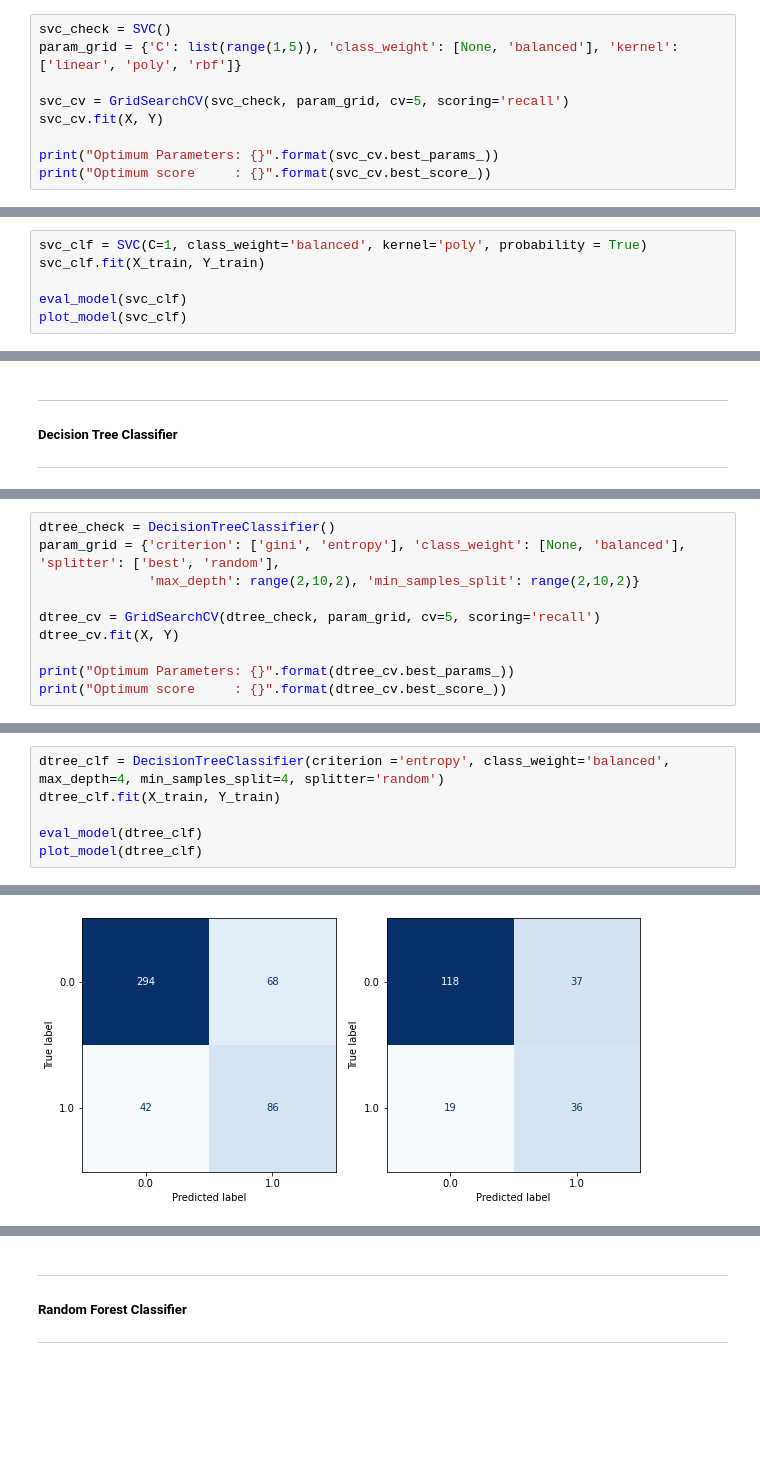
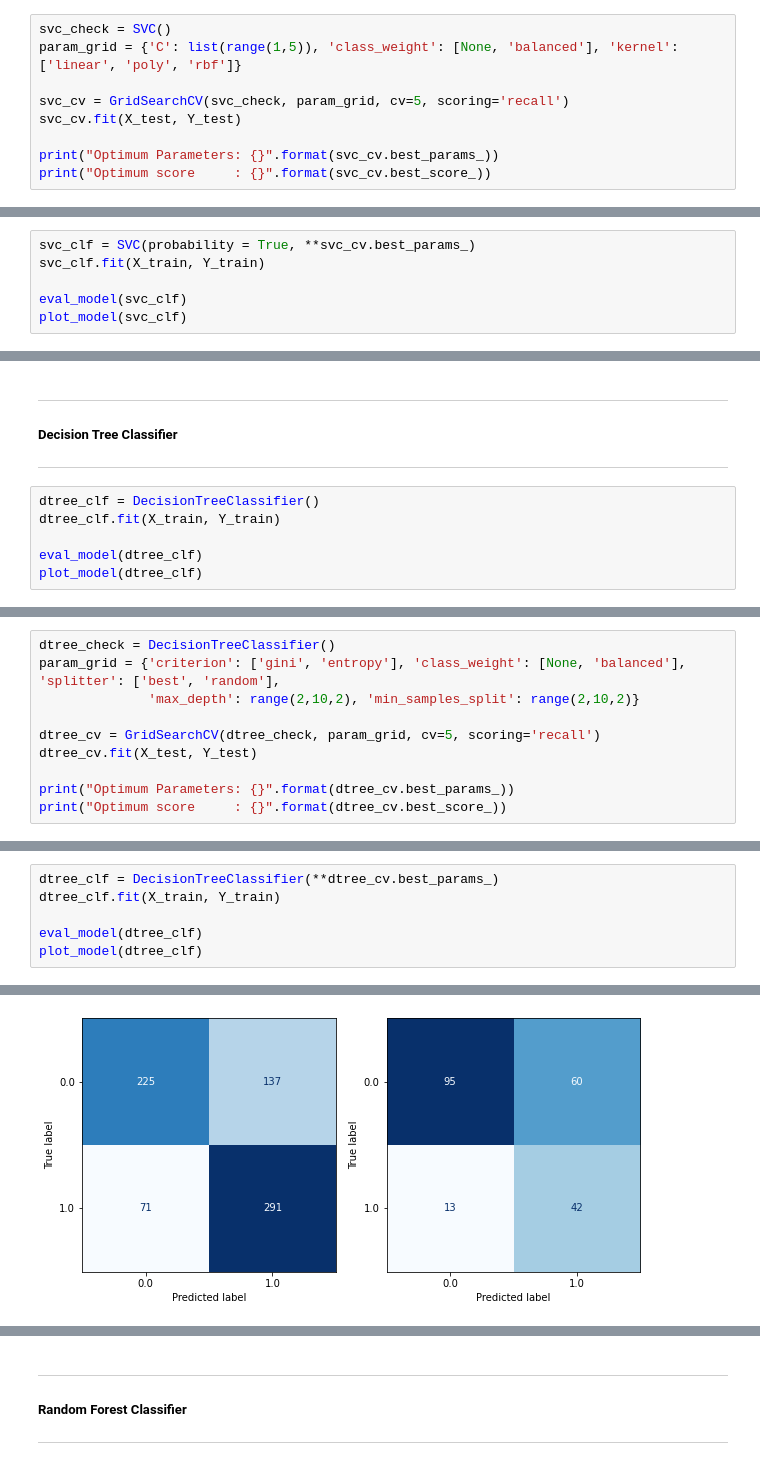
Before and after one commit to sh99-git/Loan-default-prediction, a Jupyter notebook: 02_Code/Loan_Default_Project_Py.ipynb, the cells around one changed output, grey strips where cells are left out. Drawn from its saved outputs; the diff is of its cells as text; blank space fills up the shorter version.

```diff
--- a/02_Code/Loan_Default_Project_Py.ipynb
+++ b/02_Code/Loan_Default_Project_Py.ipynb
@@ -365,7 +440,7 @@ svc_check = SVC()
 param_grid = {'C': list(range(1,5)), 'class_weight': [None, 'balanced'], 'kernel': ['linear', 'poly', 'rbf']}
 
 svc_cv = GridSearchCV(svc_check, param_grid, cv=5, scoring='recall')
-svc_cv.fit(X, Y)
+svc_cv.fit(X_test, Y_test)
 
 print("Optimum Parameters: {}".format(svc_cv.best_params_))
 print("Optimum score     : {}".format(svc_cv.best_score_))
@@ -375,5 +450,5 @@ Optimum score     : 0.7707207207207208
 # %%
-svc_clf = SVC(C=1, class_weight='balanced', kernel='poly', probability = True)
+svc_clf = SVC(probability = True, **svc_cv.best_params_)
 svc_clf.fit(X_train, Y_train)
 
 eval_model(svc_clf)
@@ -402,3 +477,9 @@ AUC Score : 0.560316705500102
 ***
 ##### Decision Tree Classifier
 ***
+# %%
+dtree_clf = DecisionTreeClassifier()
+dtree_clf.fit(X_train, Y_train)
+
+eval_model(dtree_clf)
+plot_model(dtree_clf)
@@ -408,7 +509,7 @@ param_grid = {'criterion': ['gini', 'entropy'], 'class_weight': [None, 'balanced
               'max_depth': range(2,10,2), 'min_samples_split': range(2,10,2)}
 
 dtree_cv = GridSearchCV(dtree_check, param_grid, cv=5, scoring='recall')
-dtree_cv.fit(X, Y)
+dtree_cv.fit(X_test, Y_test)
 
 print("Optimum Parameters: {}".format(dtree_cv.best_params_))
 print("Optimum score     : {}".format(dtree_cv.best_score_))
@@ -418,5 +519,5 @@ Optimum score     : 0.8525525525525527
 # %%
-dtree_clf = DecisionTreeClassifier(criterion ='entropy', class_weight='balanced', max_depth=4, min_samples_split=4, splitter='random')
+dtree_clf = DecisionTreeClassifier(**dtree_cv.best_params_)
 dtree_clf.fit(X_train, Y_train)
 
 eval_model(dtree_clf)
@@ -441,2 +542,2 @@ AUC Score : 0.4830950108580506
 -------------------------------------------------------------------------------------
-[figure, old version]
+[figure, new version]
```
Also changed, not shown: parts of 33 cells of this notebook.
